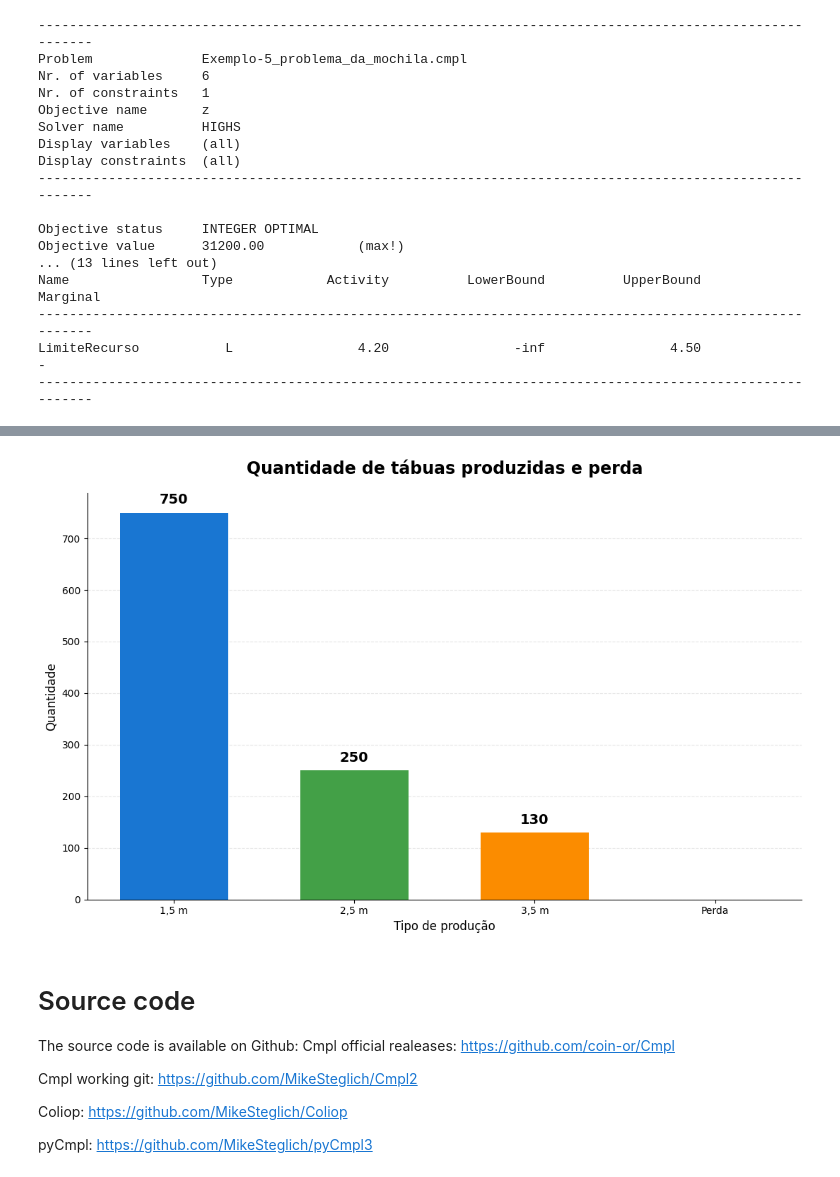
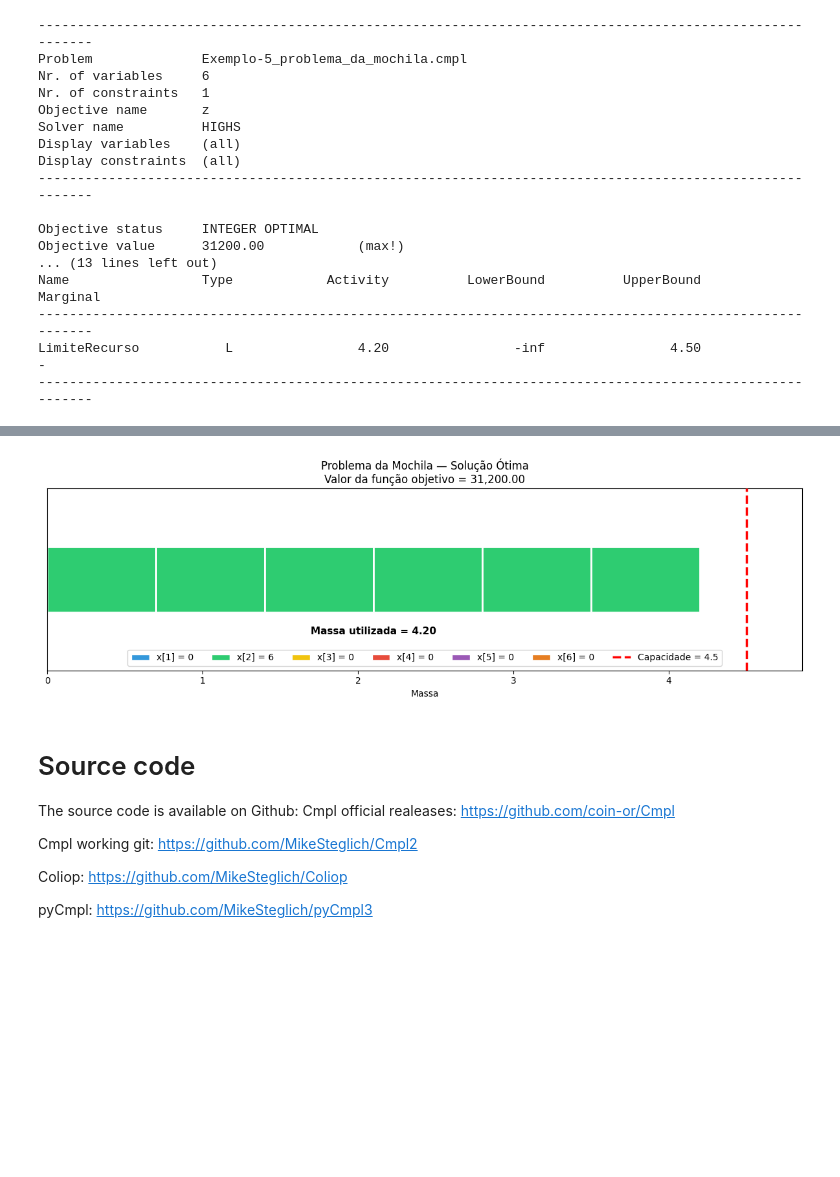
Before and after one commit to brenoassis32/GoogleColab-Coliop-CMPL, a Jupyter notebook: exemplos/Exemplo-5_problema_da_mochila.ipynb, the cells around one changed output, grey strips where cells are left out. Drawn from its saved outputs; the diff is of its cells as text; code cells hidden in the pictures; blank space fills up the shorter version.

```diff
--- a/exemplos/Exemplo-5_problema_da_mochila.ipynb
+++ b/exemplos/Exemplo-5_problema_da_mochila.ipynb
@@ -687,4 +137,0 @@ grafico_padroes_corte(
-# %%
-grafico_tabuas_atendidas(modelo,codigo_cmpl)
-# %% [output]
-[figure, removed]
@@ -691,3 +345,15 @@ grafico_tabuas_atendidas(modelo,codigo_cmpl)
+# %%
+# ============================================================
+# 4. EXECUÇÃO
+# ============================================================
+
+massa = ler_massa(codigo_cmpl)
+
+resultados = ler_resultados_modelo(modelo)
+
+plotar_mochila(massa, resultados)
+# %% [output]
+[figure, added]
 # %% [markdown]
 # Source code
 
```
Also changed, not shown: parts of 3 cells of this notebook.
